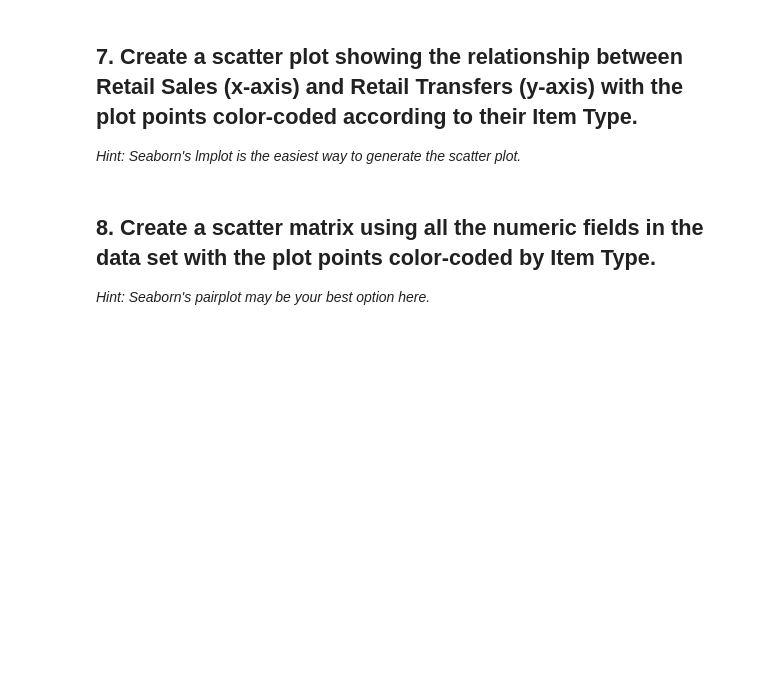
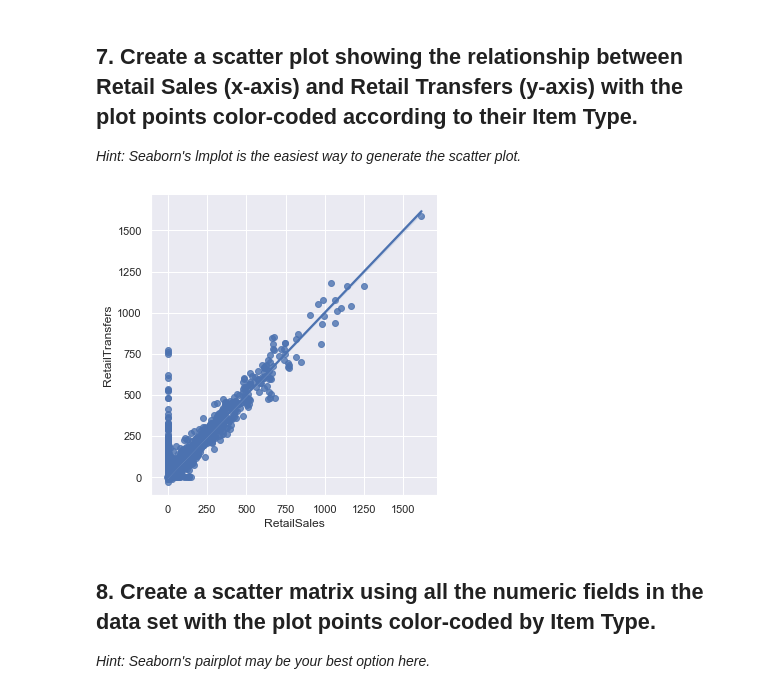
Before and after one commit to ironhack-datalabs/datamad0120, a Jupyter notebook: module-2/lab-plotting-multiple-data-series/your-code/main.ipynb, the cells around one changed output. Drawn from its saved outputs; the diff is of its cells as text; code cells hidden in the pictures; blank space fills up the shorter version.

```diff
--- a/module-2/lab-plotting-multiple-data-series/your-code/main.ipynb
+++ b/module-2/lab-plotting-multiple-data-series/your-code/main.ipynb
@@ -117,6 +117,12 @@ retailSales = data.groupby("ItemType")['RetailSales','Year','Month']
 ## 7. Create a scatter plot showing the relationship between Retail Sales (x-axis) and Retail Transfers (y-axis) with the plot points color-coded according to their Item Type.
 
 *Hint: Seaborn's lmplot is the easiest way to generate the scatter plot.*
+# %%
+sns.set(color_codes=True)
+
+g = sns.lmplot(x="RetailSales", y="RetailTransfers", data=data)
+# %% [output]
+[figure, added]
 # %% [markdown]
 ## 8. Create a scatter matrix using all the numeric fields in the data set with the plot points color-coded by Item Type.
 
```
Also changed, not shown: parts of 1 cell of this notebook.
